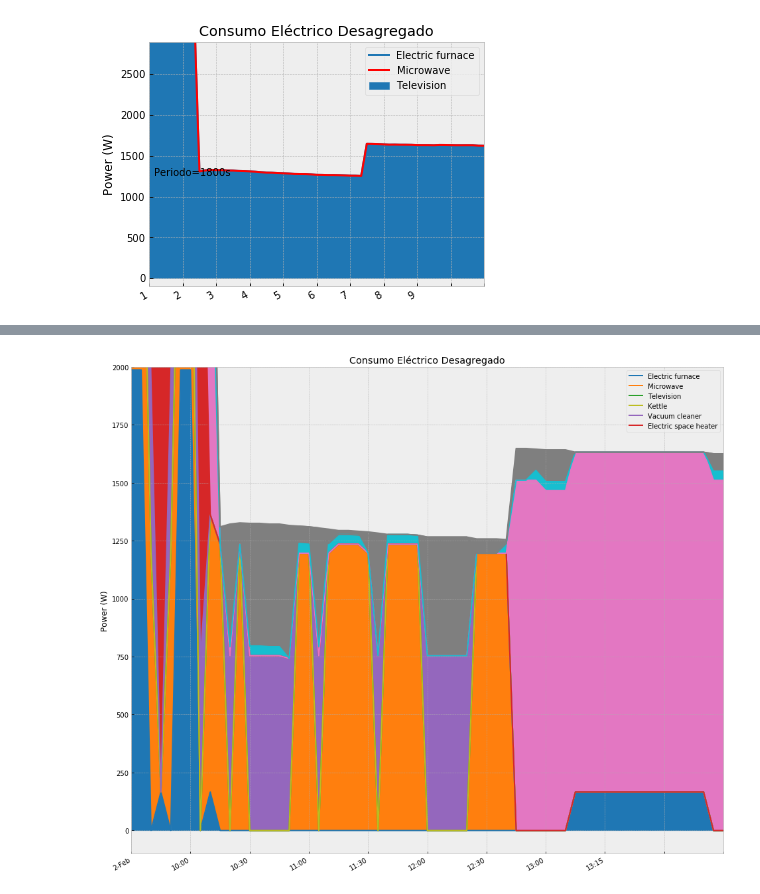
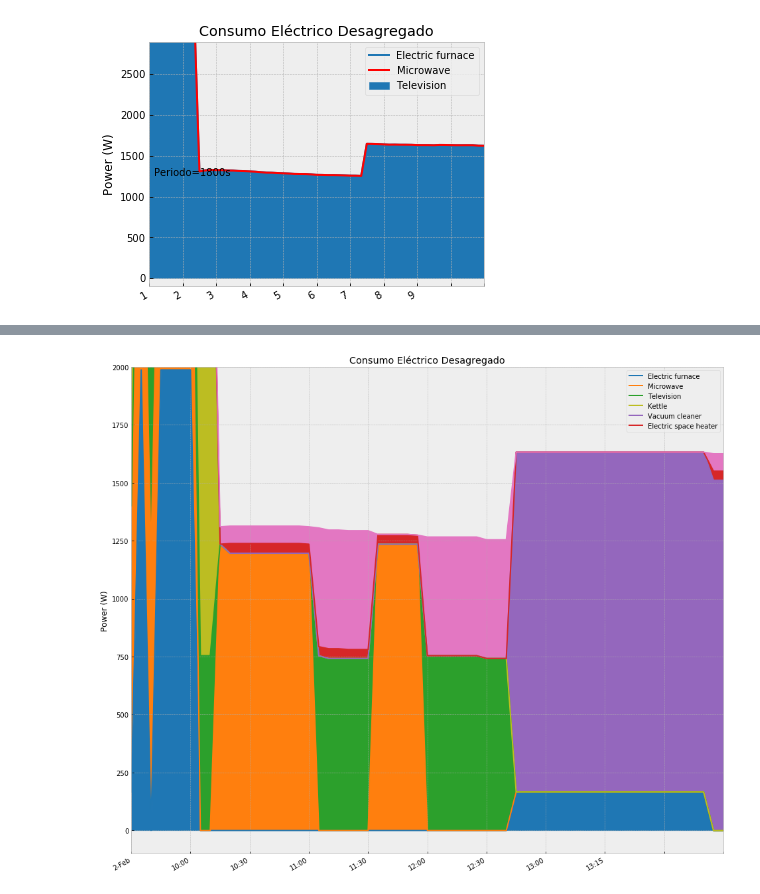
Before and after one commit to crn565/cuarto_experimento_estados_aleatorios, a Jupyter notebook: 7.- DESAGREGACION.ipynb, the cells around one changed output, grey strips where cells are left out. Drawn from its saved outputs; the diff is of its cells as text; code cells hidden in the pictures.

```diff
--- a/7.- DESAGREGACION.ipynb
+++ b/7.- DESAGREGACION.ipynb
@@ -363,19 +356,19 @@ Energía No medida: 0.09999999999999998
 # %%
 rcParams['figure.figsize'] = (16, 15)
 
-#df_d=results_elec.select(instance=[2,3,6,7,8,9,10]).dataframe_of_meters(ac_type='active')
+df_d=results_elec.select(instance=[2,3,6,7,8,9,10]).dataframe_of_meters(ac_type='active')
 
-df_d=results_elec.select(instance=[2,3,4,5,6,7,8,9,10,11]).dataframe_of_meters(ac_type='active')
+#df_d=results_elec.select(instance=[2,3,4,5,6,7,8,9,10,11]).dataframe_of_meters(ac_type='active')
 
 ax1 = df_d.plot(kind='area',color=colors)
 #etiquetas
 ax1.legend(labels[1:7])
 ax1.set(title='Consumo Eléctrico Desagregado')
 ax1.set_xticklabels(['2-Feb','10:00', '10:30', '11:00','11:30','12:00','12:30', '13:00','13:15'])
 ax1.set(ylabel='Power (W)')
 #ax1.annotate("Periodo=30s", xycoords='axes pixels', xy=(5, 110))
 ax1.set_ylim(-100,2000)
 #guarda gráfico
 plt.savefig('./data/images/6.3_Plot_results_1.2.svg', bbox_inches='tight', transparent=True)
 # %% [output]
-[figure, old version]
+[figure, new version]
```
Also changed, not shown: parts of 5 cells of this notebook.
